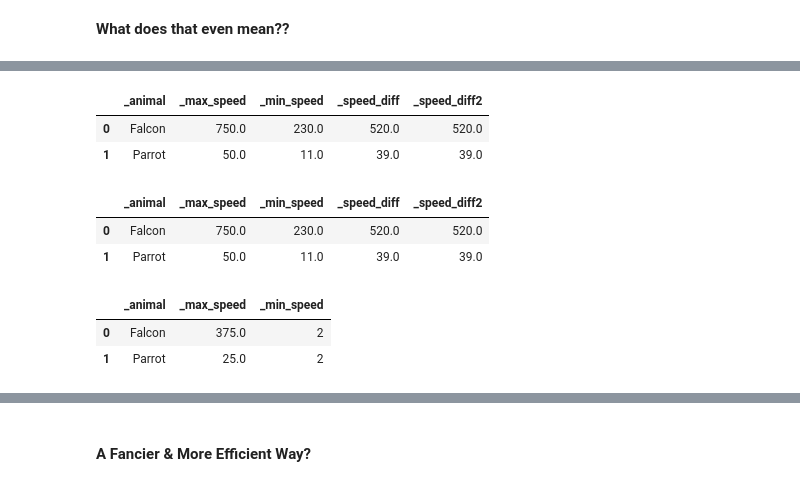
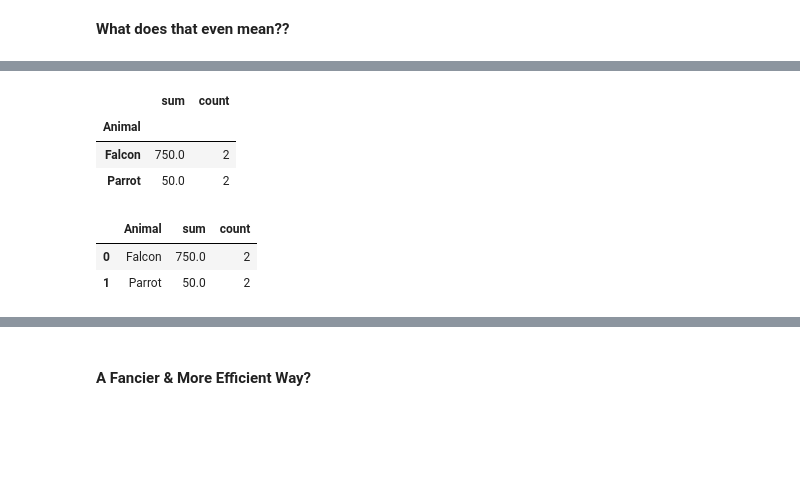
Before and after one commit to sedv8808/UBC_EL_PPDS, a Jupyter notebook: Module2class.ipynb, the cells around one changed output, grey strips where cells are left out. Cells and saved outputs as stored; diff of their text form; code cells hidden in the pictures; blank space fills up the shorter version.

```diff
--- a/Module2class.ipynb
+++ b/Module2class.ipynb
@@ -438,3 +482,0 @@ dtype: float64
-# %%
-df['Speed Diff2'] = df['Max Speed'] - df['Min Speed']
-df
@@ -481,3 +499,6 @@ df.drop(columns = 'Speed Diff')
+# %%
+# We need to overwrite the variable to see changes.
+df = df.drop(columns = 'Diff Speed3')
 # %%
 df
 # %% [output]
@@ -489,2 +509,0 @@ df
-# %%
-df.drop(columns = 'Speed Diff2', inplace=True)
@@ -558,2 +543,0 @@ df
-# %%
-df.columns = ['_animal', '_max_speed', '_min_speed', '_speed_diff', '_speed_diff2']
@@ -643,19 +642,13 @@ df.groupby('_animal').sum()
+# %%
+df.groupby('Animal').agg(['sum', 'count']).loc[:,'max_speed']
+# %% [output]
+|  | sum | count |
+| Animal |  |  |
+| Falcon | 750.0 | 2 |
+| Parrot | 50.0 | 2 |
 # %%
-df.groupby('_animal').sum().reset_index()
+df.groupby('Animal').agg(['sum', 'count']).loc[:,'max_speed'].reset_index()
 # %% [output]
-|  | _animal | _max_speed | _min_speed | _speed_diff | _speed_diff2 |
-| 0 | Falcon | 750.0 | 230.0 | 520.0 | 520.0 |
-| 1 | Parrot | 50.0 | 11.0 | 39.0 | 39.0 |
+|  | Animal | sum | count |
+| 0 | Falcon | 750.0 | 2 |
+| 1 | Parrot | 50.0 | 2 |
-# %%
-df.groupby('_animal', as_index=False).sum()
-# %% [output]
-|  | _animal | _max_speed | _min_speed | _speed_diff | _speed_diff2 |
-| 0 | Falcon | 750.0 | 230.0 | 520.0 | 520.0 |
-| 1 | Parrot | 50.0 | 11.0 | 39.0 | 39.0 |
-# %%
-df.groupby('_animal').agg({'_max_speed': 'mean',
-                           '_min_speed': 'count'}).reset_index()
-# %% [output]
-|  | _animal | _max_speed | _min_speed |
-| 0 | Falcon | 375.0 | 2 |
-| 1 | Parrot | 25.0 | 2 |
```
Also changed, not shown: parts of 157 cells of this notebook.
